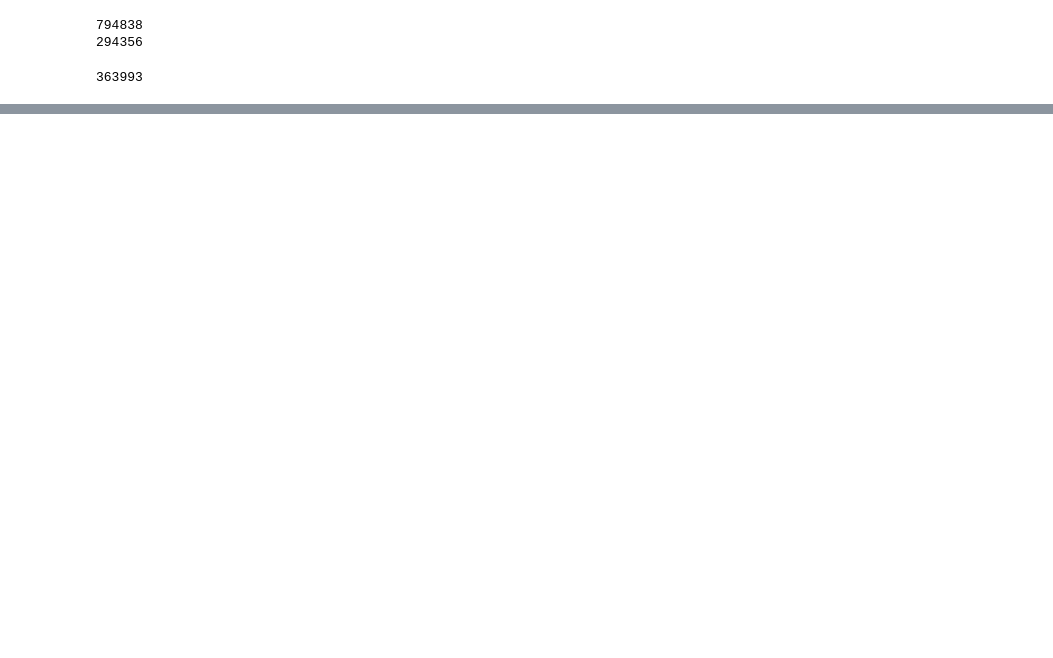
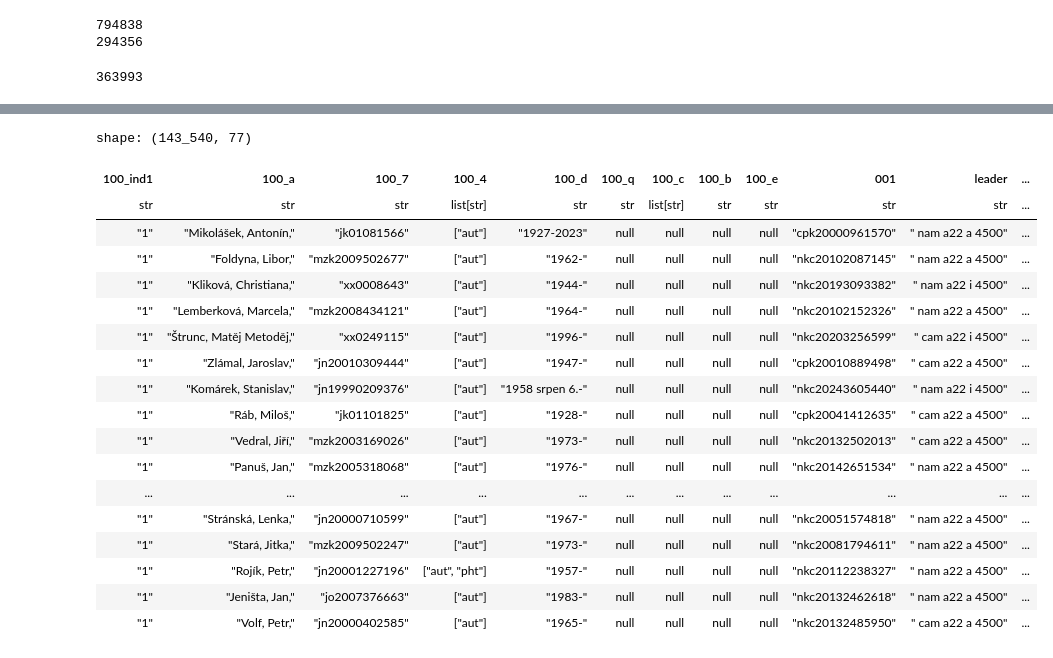
Before and after one commit to DataRozhlas/knizni-peoplemetr, a Jupyter notebook: 906a_muzi_zeny.ipynb, the cells around one changed output, grey strips where cells are left out. Cells and saved outputs as stored; diff of their text form; code cells hidden in the pictures; blank space fills up the shorter version.

```diff
--- a/906a_muzi_zeny.ipynb
+++ b/906a_muzi_zeny.ipynb
@@ -66,0 +94,22 @@ muzi = set(aut_muzi + wikid_muzi)
+# %%
+df
+# %% [output]
+shape: (143_540, 77)
+| 100_ind1 | 100_a | 100_7 | 100_4 | 100_d | 100_q | 100_c | 100_b | 100_e | 001 | leader | ... |
+| str | str | str | list[str] | str | str | list[str] | str | str | str | str | ... |
+| "1" | "Mikolášek, Antonín," | "jk01081566" | ["aut"] | "1927-2023" | null | null | null | null | "cpk20000961570" | " nam a22 a 4500" | ... |
+| "1" | "Foldyna, Libor," | "mzk2009502677" | ["aut"] | "1962-" | null | null | null | null | "nkc20102087145" | " nam a22 a 4500" | ... |
+| "1" | "Kliková, Christiana," | "xx0008643" | ["aut"] | "1944-" | null | null | null | null | "nkc20193093382" | " nam a22 i 4500" | ... |
+| "1" | "Lemberková, Marcela," | "mzk2008434121" | ["aut"] | "1964-" | null | null | null | null | "nkc20102152326" | " nam a22 a 4500" | ... |
+| "1" | "Štrunc, Matěj Metoděj," | "xx0249115" | ["aut"] | "1996-" | null | null | null | null | "nkc20203256599" | " cam a22 i 4500" | ... |
+| "1" | "Zlámal, Jaroslav," | "jn20010309444" | ["aut"] | "1947-" | null | null | null | null | "cpk20010889498" | " cam a22 a 4500" | ... |
+| "1" | "Komárek, Stanislav," | "jn19990209376" | ["aut"] | "1958 srpen 6.-" | null | null | null | null | "nkc20243605440" | " nam a22 i 4500" | ... |
+| "1" | "Ráb, Miloš," | "jk01101825" | ["aut"] | "1928-" | null | null | null | null | "cpk20041412635" | " cam a22 a 4500" | ... |
+| "1" | "Vedral, Jiří," | "mzk2003169026" | ["aut"] | "1973-" | null | null | null | null | "nkc20132502013" | " cam a22 a 4500" | ... |
+| "1" | "Panuš, Jan," | "mzk2005318068" | ["aut"] | "1976-" | null | null | null | null | "nkc20142651534" | " nam a22 a 4500" | ... |
+| ... | ... | ... | ... | ... | ... | ... | ... | ... | ... | ... | ... |
+| "1" | "Stránská, Lenka," | "jn20000710599" | ["aut"] | "1967-" | null | null | null | null | "nkc20051574818" | " nam a22 a 4500" | ... |
+| "1" | "Stará, Jitka," | "mzk2009502247" | ["aut"] | "1973-" | null | null | null | null | "nkc20081794611" | " nam a22 a 4500" | ... |
+| "1" | "Rojík, Petr," | "jn20001227196" | ["aut", "pht"] | "1957-" | null | null | null | null | "nkc20112238327" | " nam a22 a 4500" | ... |
+| "1" | "Jeništa, Jan," | "jo2007376663" | ["aut"] | "1983-" | null | null | null | null | "nkc20132462618" | " nam a22 a 4500" | ... |
+| "1" | "Volf, Petr," | "jn20000402585" | ["aut"] | "1965-" | null | null | null | null | "nkc20132485950" | " cam a22 a 4500" | ... |
```
Also changed, not shown: parts of 11 cells of this notebook, 4 other files.
